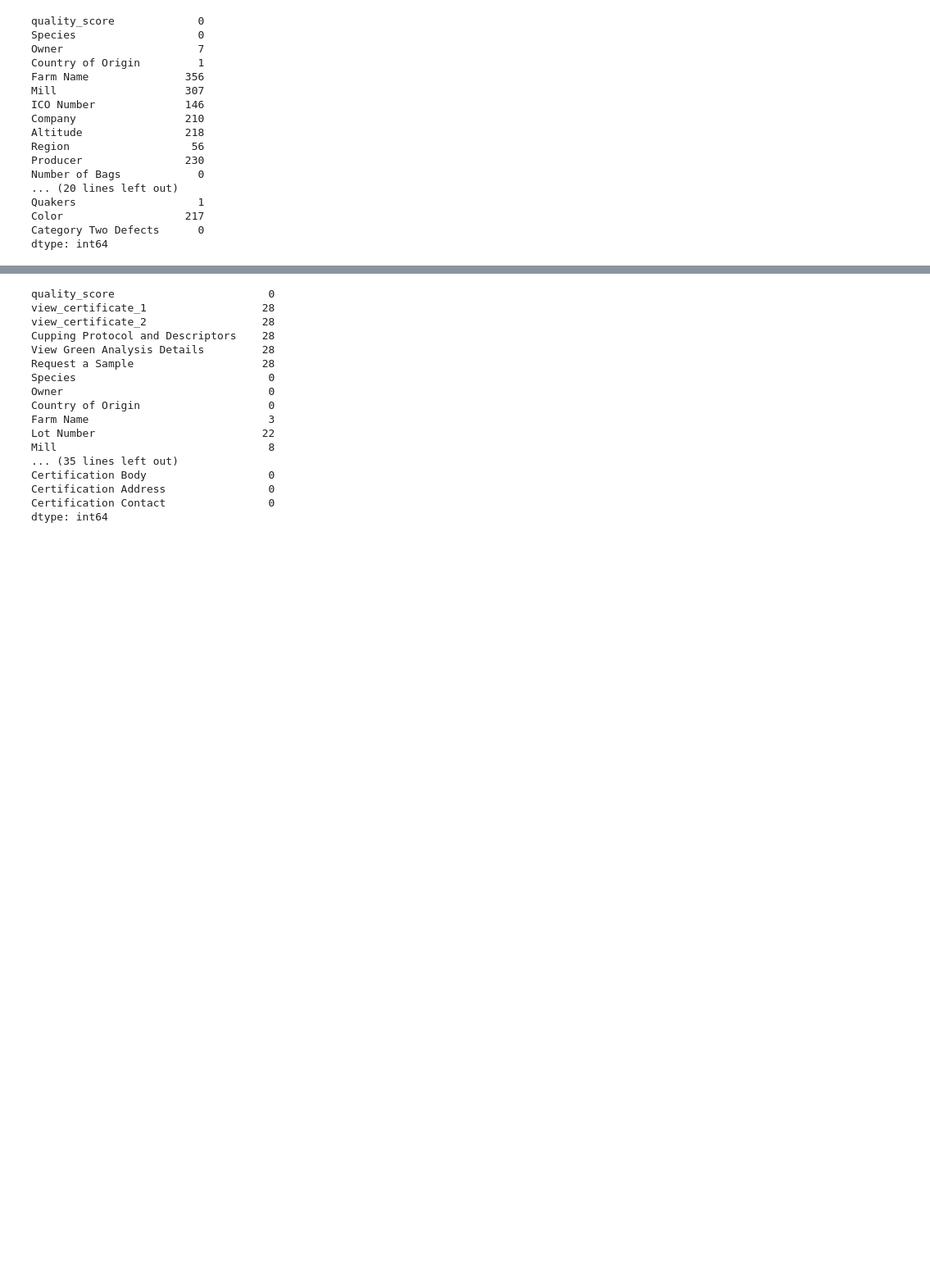
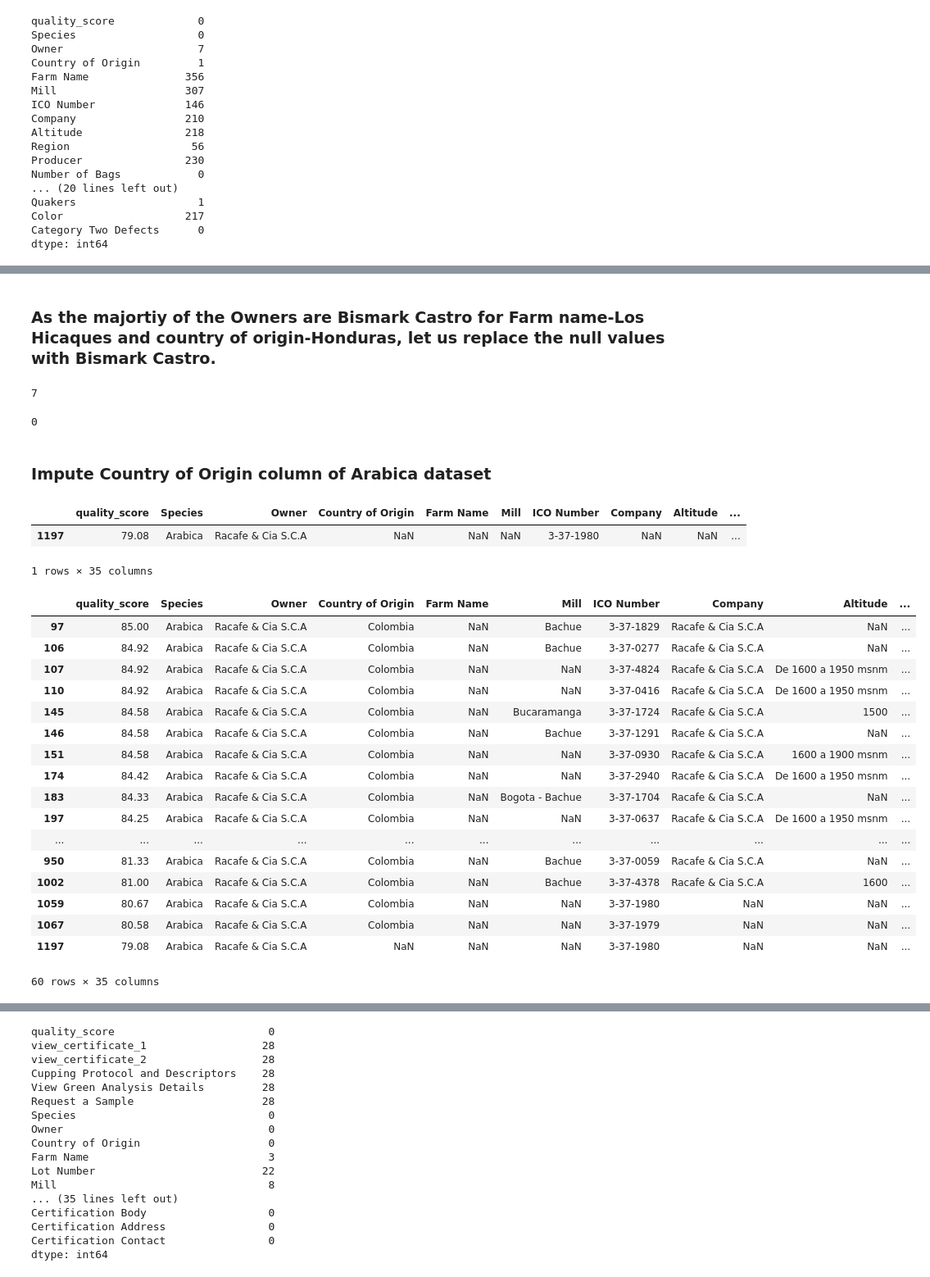
Before and after one commit to UjwalKavalipati/Coffee-Classification-Challenge, a Jupyter notebook: Cleaning coffee datasets.ipynb, the cells around one changed output, grey strips where cells are left out. Shown: that part at 82% size. Drawn from its saved outputs; the diff is of its cells as text; code cells hidden in the pictures; blank space fills up the shorter version.

```diff
--- a/Cleaning coffee datasets.ipynb
+++ b/Cleaning coffee datasets.ipynb
@@ -174,0 +165,7 @@ Name: Category Two Defects, dtype: int64
+# %% [markdown]
+### As the majortiy of the Owners are Bismark Castro for Farm name-Los Hicaques and country of origin-Honduras, let us replace the null values with Bismark Castro.
+# %%
+#check number of missing values in Owner column before imputing.
+df_arabica['Owner'].isnull().sum()
+# %% [output]
+7
@@ -174,0 +175,34 @@ Name: Category Two Defects, dtype: int64
+# %%
+#check it the Owner column is successfully imputed
+df_arabica['Owner'].isnull().sum()
+# %% [output]
+0
+# %% [markdown]
+### Impute Country of Origin column of Arabica dataset
+# %%
+df_arabica[df_arabica['Country of Origin'].isnull()]
+# %% [output]
+|  | quality_score | Species | Owner | Country of Origin | Farm Name | Mill | ICO Number | Company | Altitude | ... |
+| 1197 | 79.08 | Arabica | Racafe & Cia S.C.A | NaN | NaN | NaN | 3-37-1980 | NaN | NaN | ... |
+1 rows × 35 columns
+# %%
+df_arabica[df_arabica['Owner']=='Racafe & Cia S.C.A']
+# %% [output]
+|  | quality_score | Species | Owner | Country of Origin | Farm Name | Mill | ICO Number | Company | Altitude | ... |
+| 97 | 85.00 | Arabica | Racafe & Cia S.C.A | Colombia | NaN | Bachue | 3-37-1829 | Racafe & Cia S.C.A | NaN | ... |
+| 106 | 84.92 | Arabica | Racafe & Cia S.C.A | Colombia | NaN | Bachue | 3-37-0277 | Racafe & Cia S.C.A | NaN | ... |
+| 107 | 84.92 | Arabica | Racafe & Cia S.C.A | Colombia | NaN | NaN | 3-37-4824 | Racafe & Cia S.C.A | De 1600 a 1950 msnm | ... |
+| 110 | 84.92 | Arabica | Racafe & Cia S.C.A | Colombia | NaN | NaN | 3-37-0416 | Racafe & Cia S.C.A | De 1600 a 1950 msnm | ... |
+| 145 | 84.58 | Arabica | Racafe & Cia S.C.A | Colombia | NaN | Bucaramanga | 3-37-1724 | Racafe & Cia S.C.A | 1500 | ... |
+| 146 | 84.58 | Arabica | Racafe & Cia S.C.A | Colombia | NaN | Bachue | 3-37-1291 | Racafe & Cia S.C.A | NaN | ... |
+| 151 | 84.58 | Arabica | Racafe & Cia S.C.A | Colombia | NaN | NaN | 3-37-0930 | Racafe & Cia S.C.A | 1600 a 1900 msnm | ... |
+| 174 | 84.42 | Arabica | Racafe & Cia S.C.A | Colombia | NaN | NaN | 3-37-2940 | Racafe & Cia S.C.A | De 1600 a 1950 msnm | ... |
+| 183 | 84.33 | Arabica | Racafe & Cia S.C.A | Colombia | NaN | Bogota - Bachue | 3-37-1704 | Racafe & Cia S.C.A | NaN | ... |
+| 197 | 84.25 | Arabica | Racafe & Cia S.C.A | Colombia | NaN | NaN | 3-37-0637 | Racafe & Cia S.C.A | De 1600 a 1950 msnm | ... |
+| ... | ... | ... | ... | ... | ... | ... | ... | ... | ... | ... |
+| 950 | 81.33 | Arabica | Racafe & Cia S.C.A | Colombia | NaN | Bachue | 3-37-0059 | Racafe & Cia S.C.A | NaN | ... |
+| 1002 | 81.00 | Arabica | Racafe & Cia S.C.A | Colombia | NaN | Bachue | 3-37-4378 | Racafe & Cia S.C.A | 1600 | ... |
+| 1059 | 80.67 | Arabica | Racafe & Cia S.C.A | Colombia | NaN | NaN | 3-37-1980 | NaN | NaN | ... |
+| 1067 | 80.58 | Arabica | Racafe & Cia S.C.A | Colombia | NaN | NaN | 3-37-1979 | NaN | NaN | ... |
+| 1197 | 79.08 | Arabica | Racafe & Cia S.C.A | NaN | NaN | NaN | 3-37-1980 | NaN | NaN | ... |
+60 rows × 35 columns
```
Also changed, not shown: parts of 32 cells of this notebook.
